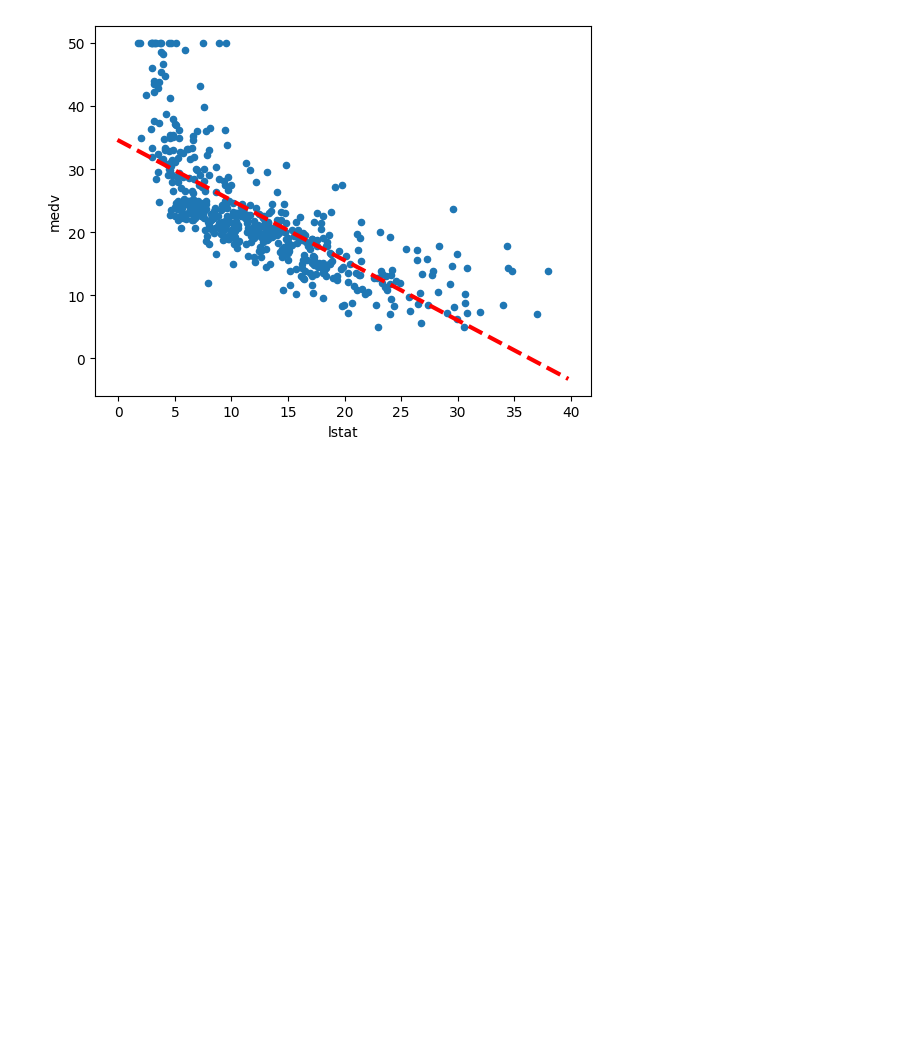
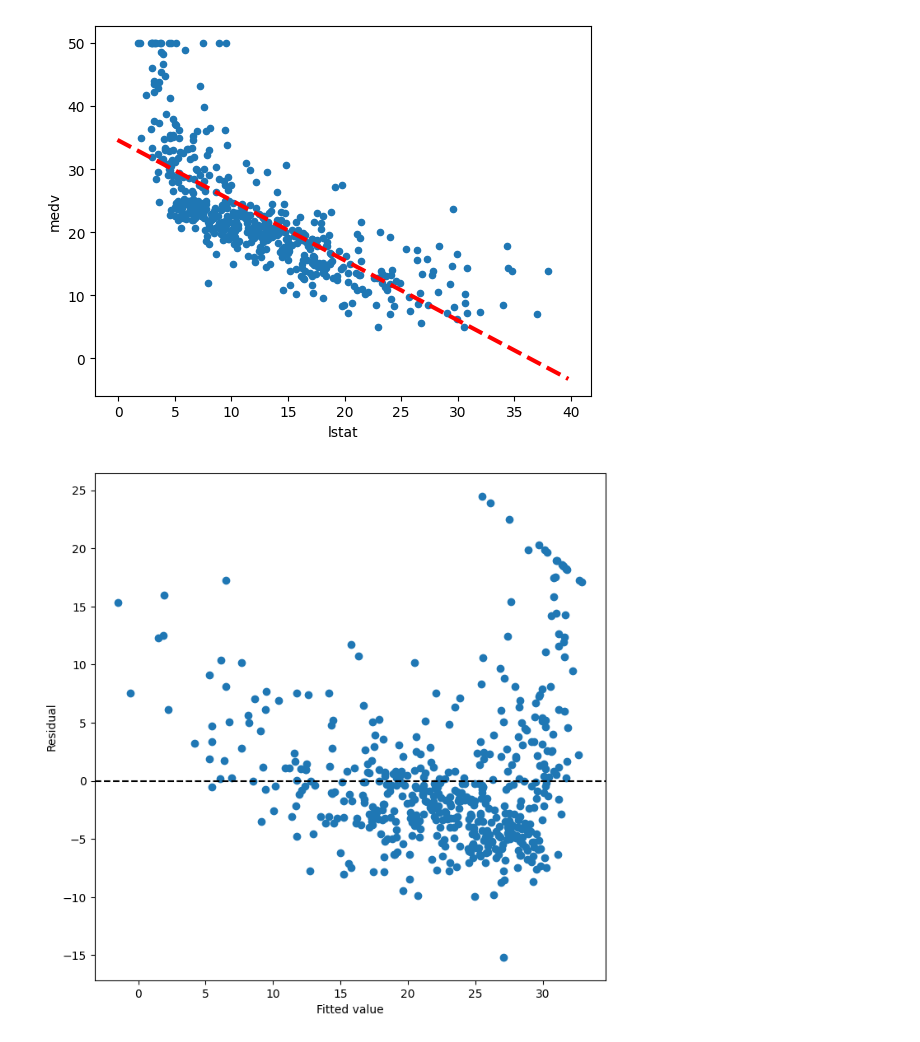
Before and after one commit to samuelbengtssonekstrom-lab/ISLP, a Jupyter notebook: ch03-linear-regression/labs/Lab3.ipynb, the cells around one changed output. Cells and saved outputs as stored; diff of their text form; code cells hidden in the pictures; blank space fills up the shorter version.

```diff
--- a/ch03-linear-regression/labs/Lab3.ipynb
+++ b/ch03-linear-regression/labs/Lab3.ipynb
@@ -168,8 +168,10 @@ abline(ax,
 # %% [output]
 [figure]
 # %%
-ax.subsplots(figsize=(8,8))[1]
+ax = subplots(figsize=(8,8))[1]
 ax.scatter(results.fittedvalues, results.resid)
 ax.set_xlabel('Fitted value')
 ax.set_ylabel('Residual')
-ax.axhline(0, c= 'k', ls'--);
+ax.axhline(0, c= 'k', ls='--');
+# %% [output]
+[figure, added]
```
Also changed, not shown: parts of 17 cells of this notebook, 8 other files.
